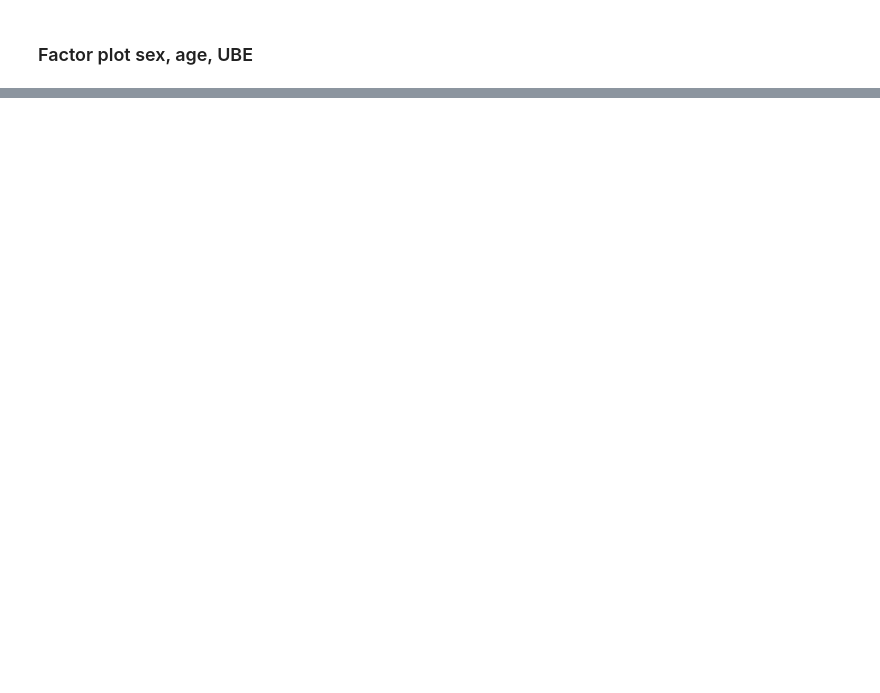
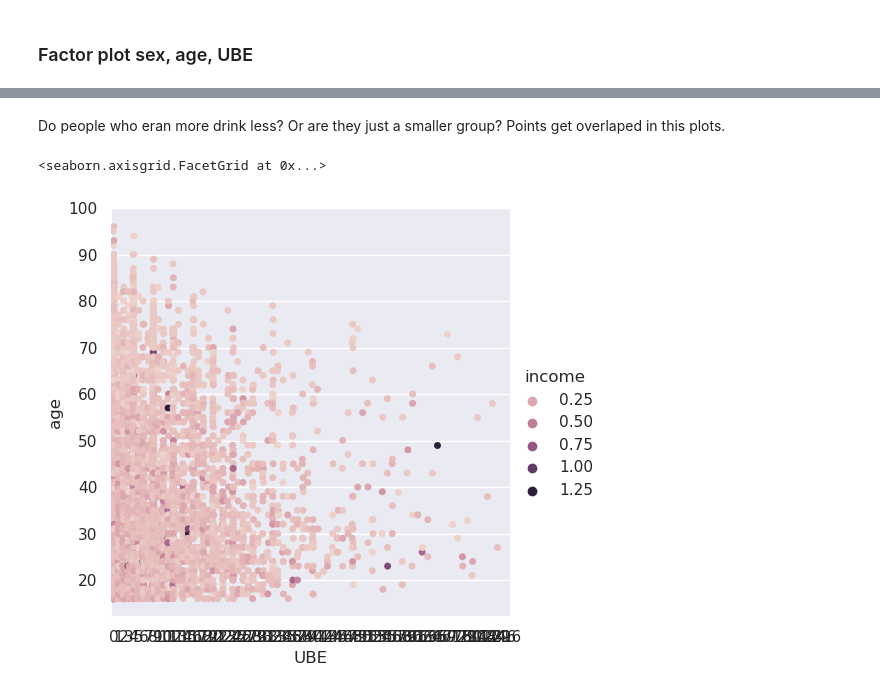
Before and after one commit to jueves/CIS1994, a Jupyter notebook: Exploration.ipynb, the cells around one changed output, grey strips where cells are left out. Cells and saved outputs as stored; diff of their text form; code cells hidden in the pictures; blank space fills up the shorter version.

```diff
--- a/Exploration.ipynb
+++ b/Exploration.ipynb
@@ -234,0 +229,7 @@ Name: population, dtype: float64
+# %% [markdown]
+Do people who eran more drink less? Or are they just a smaller group? Points get overlaped in this plots.
+# %%
+sns.catplot(x="UBE", y="age", hue="income", data=data)
+# %% [output]
+<seaborn.axisgrid.FacetGrid at 0x...>
+[figure, added]
```
Also changed, not shown: parts of 13 cells of this notebook.
